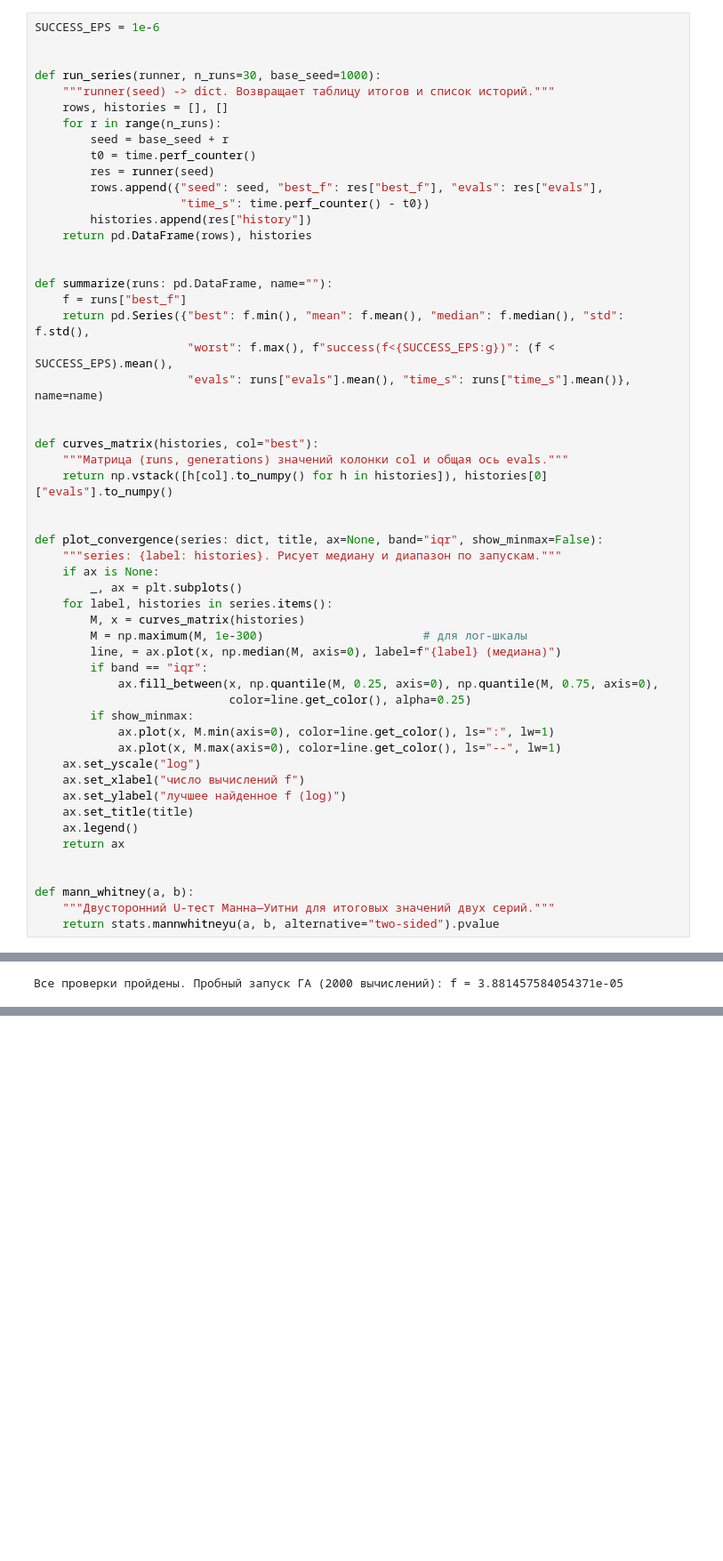
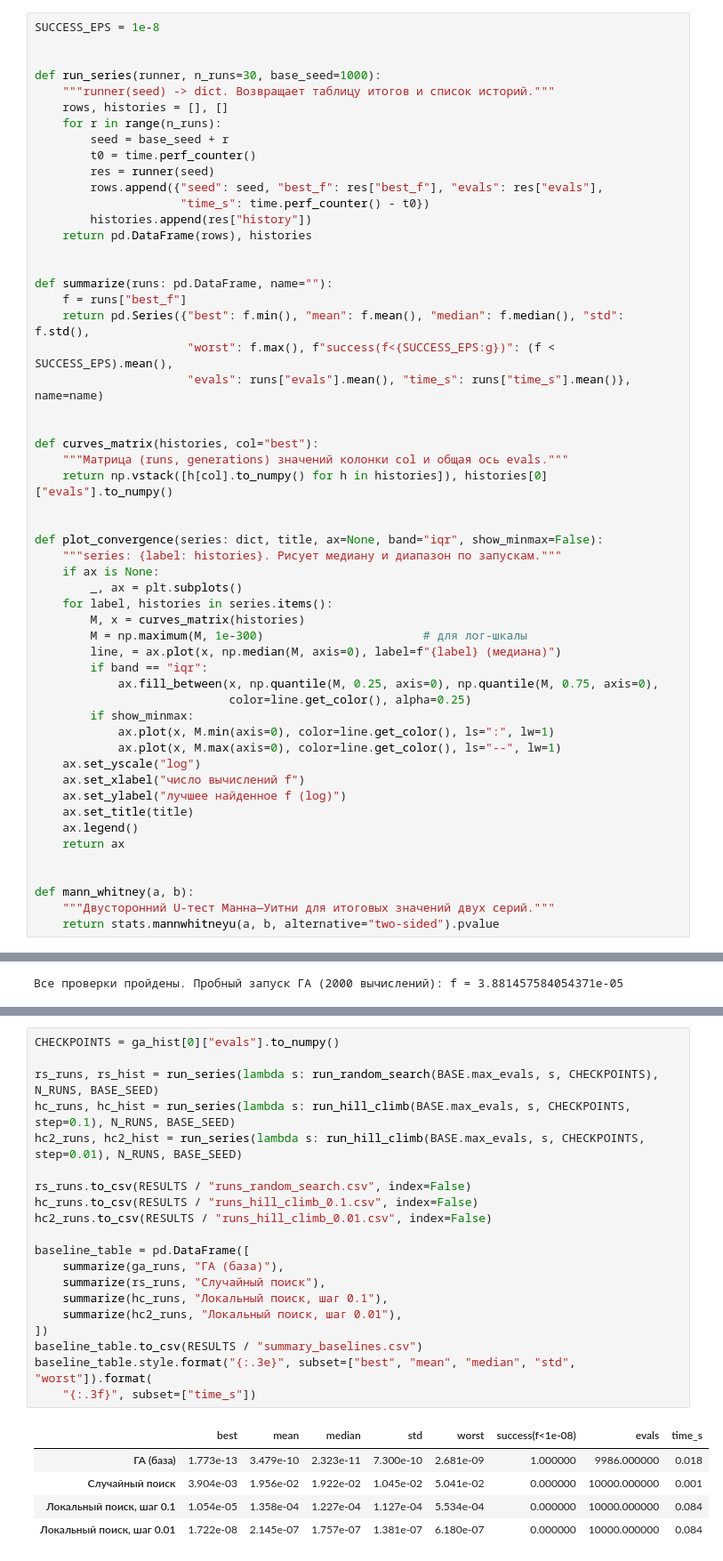
Before and after one commit to mack011y/gen_lab1, a Jupyter notebook: lab1/lab1.ipynb, the cells around one changed output, grey strips where cells are left out. Shown at 89% size. Drawn from its saved outputs; the diff is of its cells as text; blank space fills up the shorter version.

```diff
--- a/lab1/lab1.ipynb
+++ b/lab1/lab1.ipynb
@@ -347,6 +351,6 @@ def run_hill_climb(max_evals, seed, checkpoints, step=0.1, func=sum_diff_powers,
 * `plot_convergence` — медиана лучшего значения по серии, межквартильный диапазон и min–max (логарифмическая шкала).
 # %%
-SUCCESS_EPS = 1e-6
+SUCCESS_EPS = 1e-8
 
 
 def run_series(runner, n_runs=30, base_seed=1000):
@@ -432,0 +510,26 @@ print("Все проверки пройдены. Пробный запуск Г
+# %%
+CHECKPOINTS = ga_hist[0]["evals"].to_numpy()
+
+rs_runs, rs_hist = run_series(lambda s: run_random_search(BASE.max_evals, s, CHECKPOINTS), N_RUNS, BASE_SEED)
+hc_runs, hc_hist = run_series(lambda s: run_hill_climb(BASE.max_evals, s, CHECKPOINTS, step=0.1), N_RUNS, BASE_SEED)
+hc2_runs, hc2_hist = run_series(lambda s: run_hill_climb(BASE.max_evals, s, CHECKPOINTS, step=0.01), N_RUNS, BASE_SEED)
+
+rs_runs.to_csv(RESULTS / "runs_random_search.csv", index=False)
+hc_runs.to_csv(RESULTS / "runs_hill_climb_0.1.csv", index=False)
+hc2_runs.to_csv(RESULTS / "runs_hill_climb_0.01.csv", index=False)
+
+baseline_table = pd.DataFrame([
+    summarize(ga_runs, "ГА (база)"),
+    summarize(rs_runs, "Случайный поиск"),
+    summarize(hc_runs, "Локальный поиск, шаг 0.1"),
+    summarize(hc2_runs, "Локальный поиск, шаг 0.01"),
+])
+baseline_table.to_csv(RESULTS / "summary_baselines.csv")
+baseline_table.style.format("{:.3e}", subset=["best", "mean", "median", "std", "worst"]).format(
+    "{:.3f}", subset=["time_s"])
+# %% [output]
+|  | best | mean | median | std | worst | success(f<1e-08) | evals | time_s |
+| ГА (база) | 1.773e-13 | 3.479e-10 | 2.323e-11 | 7.300e-10 | 2.681e-09 | 1.000000 | 9986.000000 | 0.018 |
+| Случайный поиск | 3.904e-03 | 1.956e-02 | 1.922e-02 | 1.045e-02 | 5.041e-02 | 0.000000 | 10000.000000 | 0.001 |
+| Локальный поиск, шаг 0.1 | 1.054e-05 | 1.358e-04 | 1.227e-04 | 1.127e-04 | 5.534e-04 | 0.000000 | 10000.000000 | 0.084 |
+| Локальный поиск, шаг 0.01 | 1.722e-08 | 2.145e-07 | 1.757e-07 | 1.381e-07 | 6.180e-07 | 0.000000 | 10000.000000 | 0.084 |
```
Also changed, not shown: parts of 16 cells of this notebook, 9 other files.
